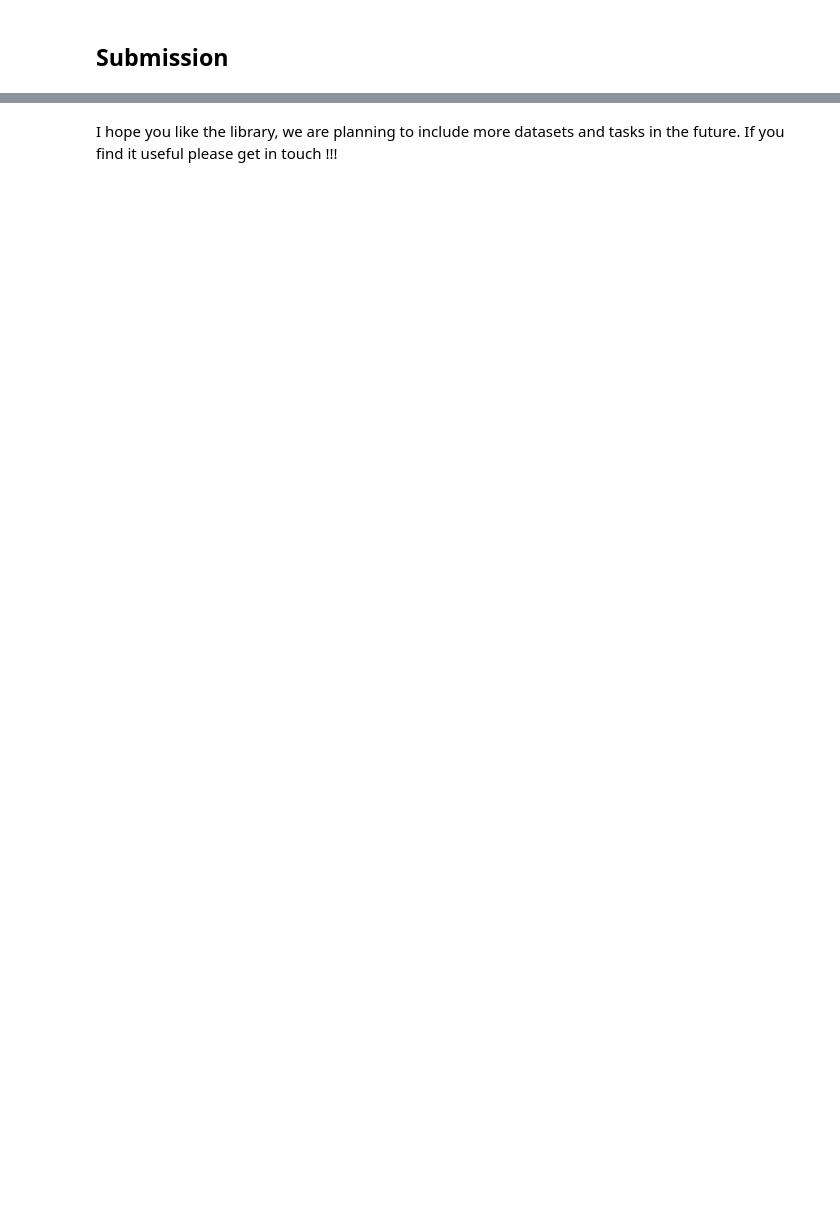
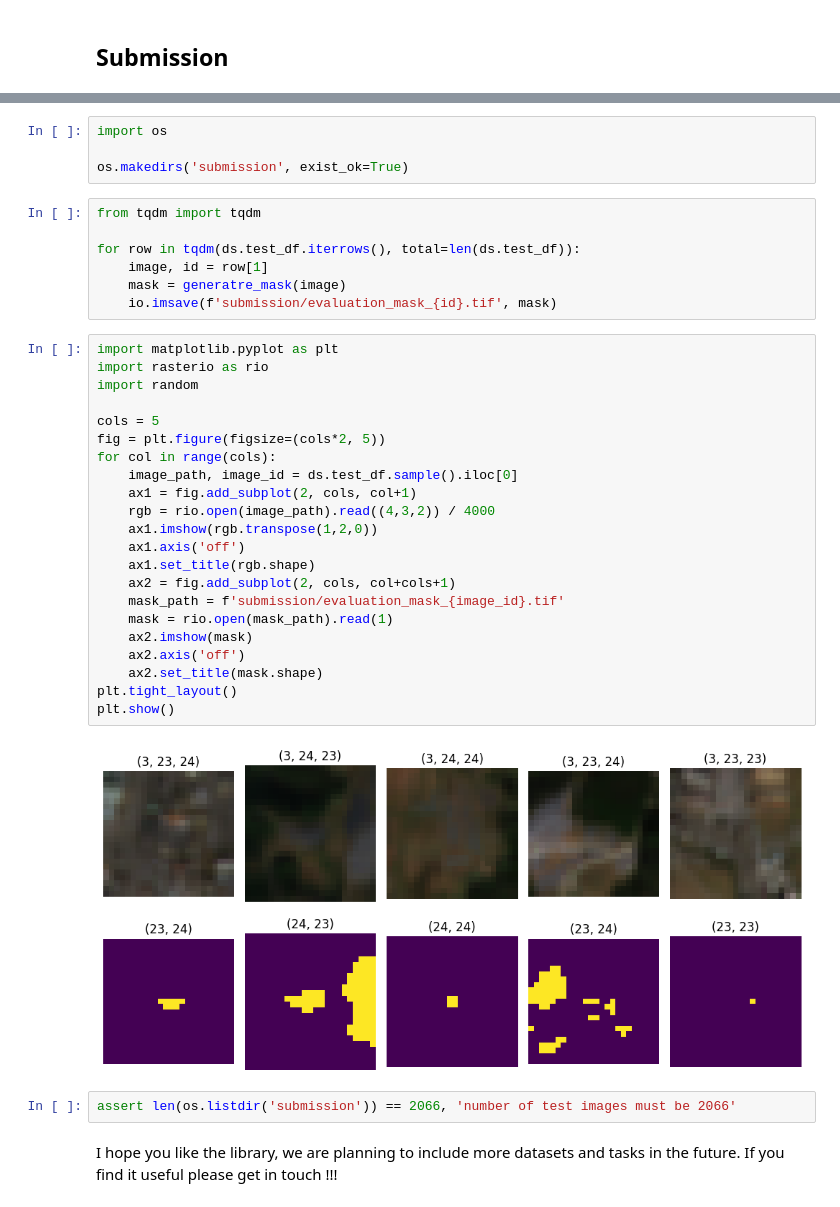
Before and after one commit to earthpulse/pytorchEO, a Jupyter notebook: examples/baseline.ipynb, the cells around one changed output, grey strips where cells are left out. Drawn from its saved outputs; the diff is of its cells as text; blank space fills up the shorter version.

```diff
--- a/examples/baseline.ipynb
+++ b/examples/baseline.ipynb
@@ -524,2 +673,39 @@ for batch in dl:
+# %%
+import os
+
+os.makedirs('submission', exist_ok=True)
+# %%
+from tqdm import tqdm
+
+for row in tqdm(ds.test_df.iterrows(), total=len(ds.test_df)):
+    image, id = row[1]
+    mask = generatre_mask(image)
+    io.imsave(f'submission/evaluation_mask_{id}.tif', mask)
+# %%
+import matplotlib.pyplot as plt
+import rasterio as rio
+import random
+
+cols = 5
+fig = plt.figure(figsize=(cols*2, 5))
+for col in range(cols):
+	image_path, image_id = ds.test_df.sample().iloc[0]
+	ax1 = fig.add_subplot(2, cols, col+1)
+	rgb = rio.open(image_path).read((4,3,2)) / 4000
+	ax1.imshow(rgb.transpose(1,2,0))
+	ax1.axis('off')
+	ax1.set_title(rgb.shape)
+	ax2 = fig.add_subplot(2, cols, col+cols+1)
+	mask_path = f'submission/evaluation_mask_{image_id}.tif'
+	mask = rio.open(mask_path).read(1)
+	ax2.imshow(mask)
+	ax2.axis('off')
+	ax2.set_title(mask.shape)
+plt.tight_layout()
+plt.show()
+# %% [output]
+[figure, added]
+# %%
+assert len(os.listdir('submission')) == 2066, 'number of test images must be 2066'
 # %% [markdown]
 I hope you like the library, we are planning to include more datasets and tasks in the future. If you find it useful please get in touch !!!
```
Also changed, not shown: parts of 23 cells of this notebook, 3 other files.
